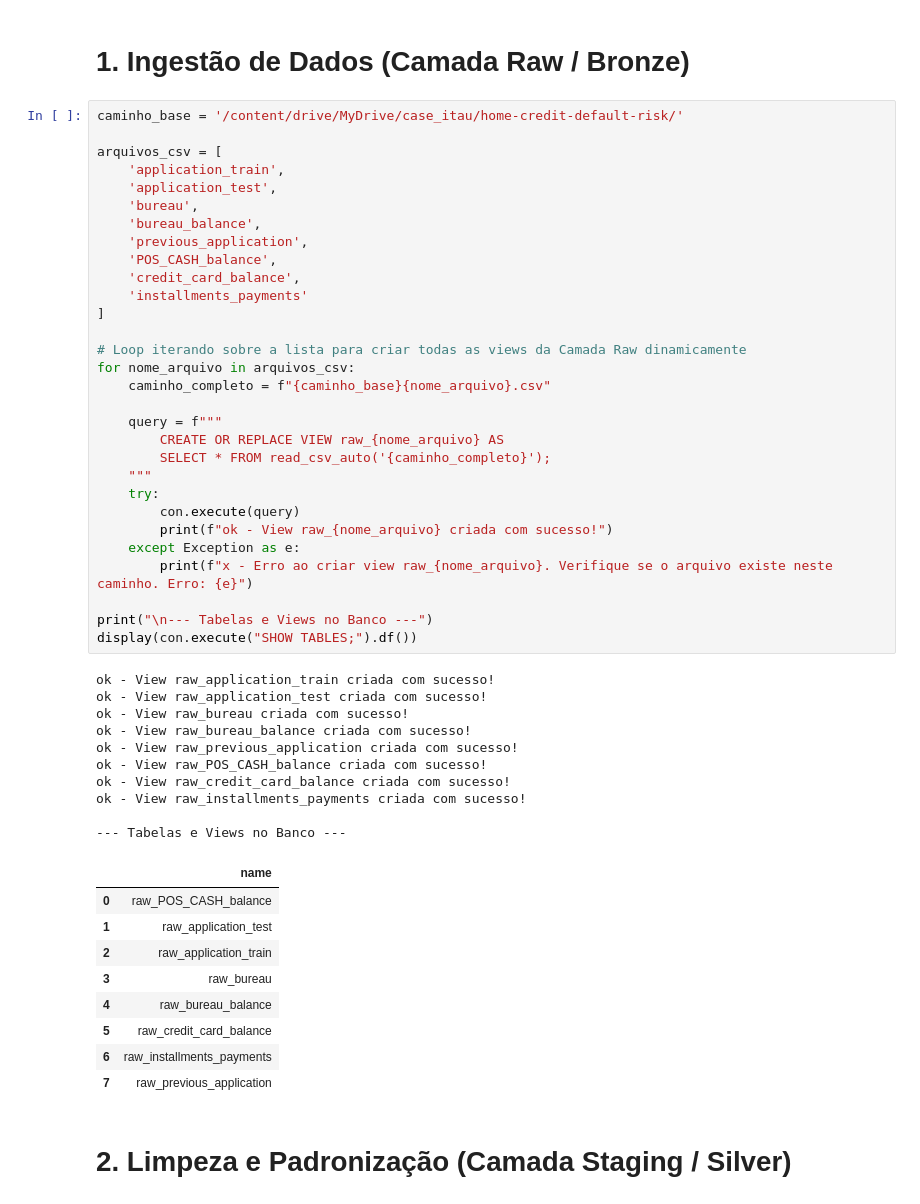
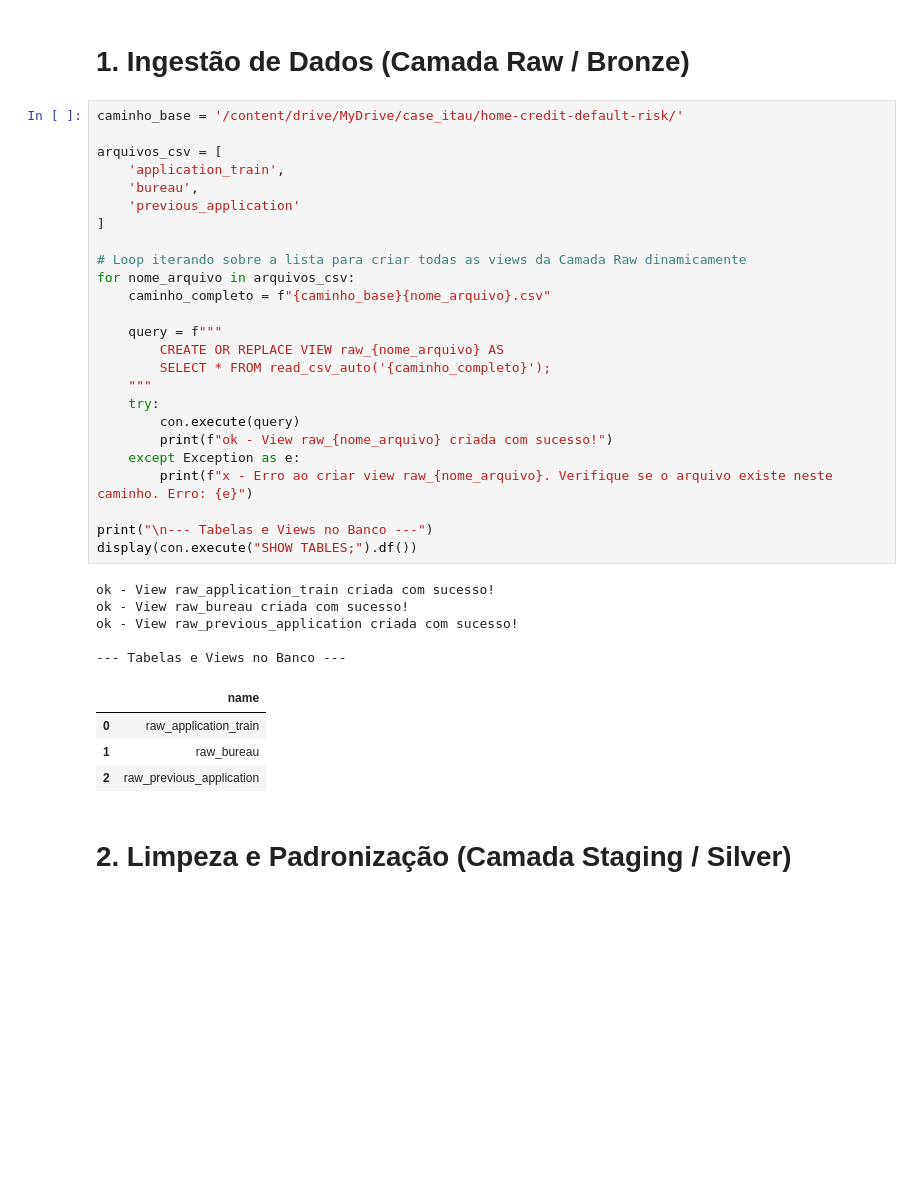
Before and after one commit to carlinha584/credit-risk-analytics, a Jupyter notebook: case_itau_ea.ipynb, the cells around one changed output. Saved outputs shown, nothing was run; the diff lists cells and outputs as text; blank space fills up the shorter version.

```diff
--- a/case_itau_ea.ipynb
+++ b/case_itau_ea.ipynb
@@ -22,52 +22,37 @@ Ambiente configurado e banco conectado com sucesso!
 caminho_base = '/content/drive/MyDrive/case_itau/home-credit-default-risk/'
 
 arquivos_csv = [
     'application_train',
-    'application_test',
     'bureau',
-    'bureau_balance',
-    'previous_application',
-    'POS_CASH_balance',
-    'credit_card_balance',
-    'installments_payments'
+    'previous_application'
 ]
 
 # Loop iterando sobre a lista para criar todas as views da Camada Raw dinamicamente
 for nome_arquivo in arquivos_csv:
     caminho_completo = f"{caminho_base}{nome_arquivo}.csv"
 
     query = f"""
         CREATE OR REPLACE VIEW raw_{nome_arquivo} AS
         SELECT * FROM read_csv_auto('{caminho_completo}');
     """
     try:
         con.execute(query)
         print(f"ok - View raw_{nome_arquivo} criada com sucesso!")
     except Exception as e:
         print(f"x - Erro ao criar view raw_{nome_arquivo}. Verifique se o arquivo existe neste caminho. Erro: {e}")
 
 print("\n--- Tabelas e Views no Banco ---")
 display(con.execute("SHOW TABLES;").df())
 # %% [output]
 ok - View raw_application_train criada com sucesso!
-ok - View raw_application_test criada com sucesso!
 ok - View raw_bureau criada com sucesso!
-ok - View raw_bureau_balance criada com sucesso!
 ok - View raw_previous_application criada com sucesso!
-ok - View raw_POS_CASH_balance criada com sucesso!
-ok - View raw_credit_card_balance criada com sucesso!
-ok - View raw_installments_payments criada com sucesso!
 
 --- Tabelas e Views no Banco ---
 |  | name |
-| 0 | raw_POS_CASH_balance |
-| 1 | raw_application_test |
-| 2 | raw_application_train |
-| 3 | raw_bureau |
-| 4 | raw_bureau_balance |
-| 5 | raw_credit_card_balance |
-| 6 | raw_installments_payments |
-| 7 | raw_previous_application |
+| 0 | raw_application_train |
+| 1 | raw_bureau |
+| 2 | raw_previous_application |
 # %% [markdown]
 # **2. Limpeza e Padronização (Camada Staging / Silver)**
 # %%
```
Also changed, not shown: parts of 8 cells of this notebook.
